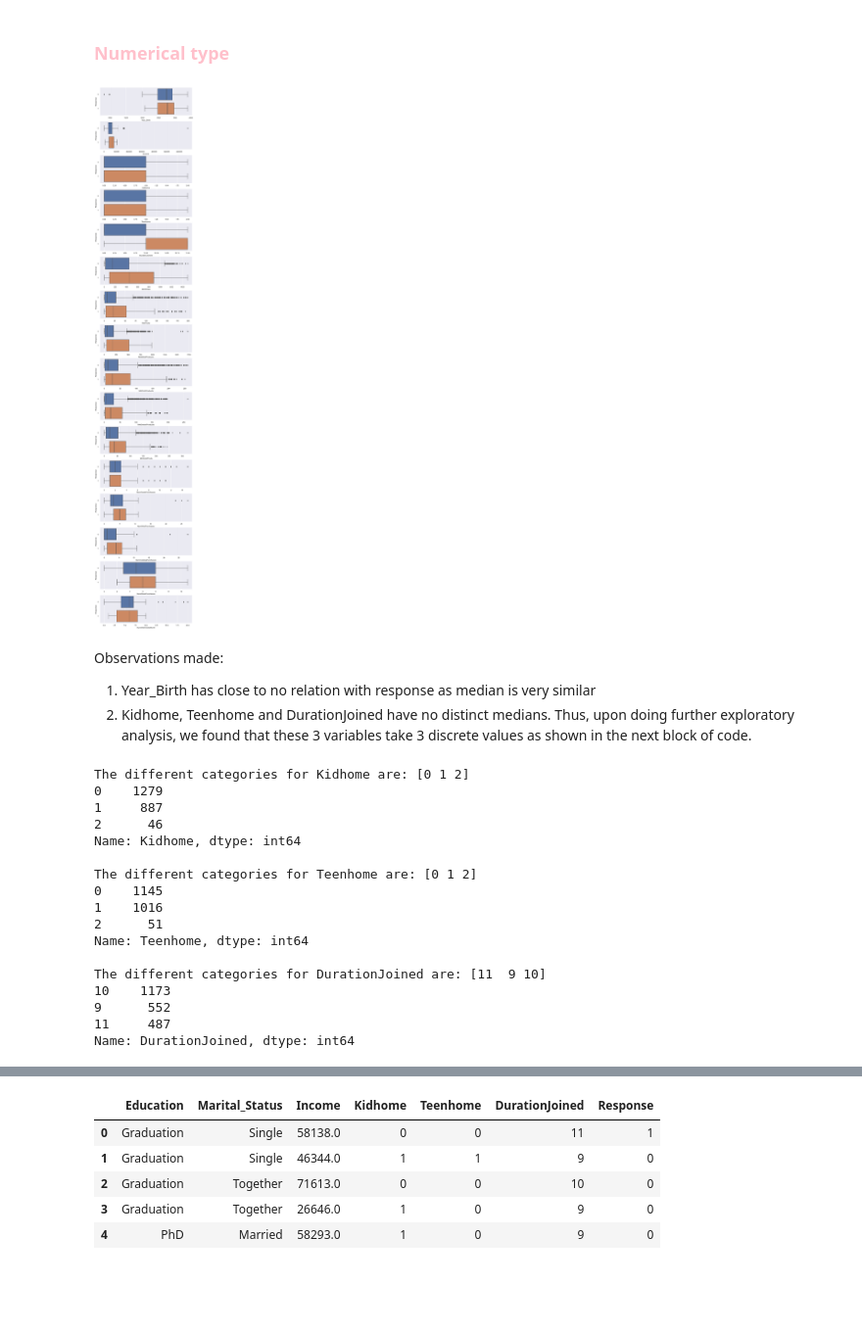
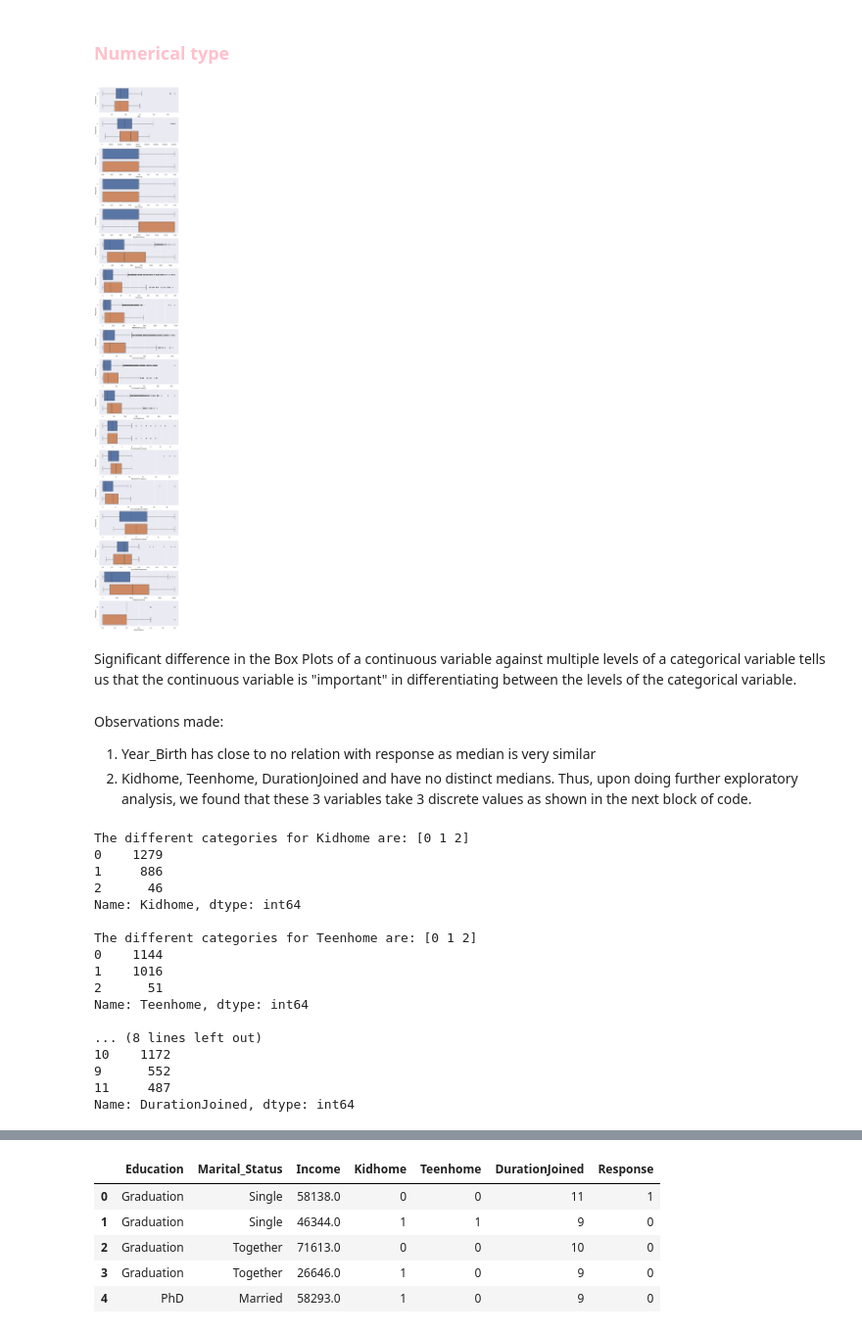
Before and after one commit to rachellimjh/SC1015-Project, a Jupyter notebook: dev-Rheanne.ipynb, the cells around one changed output, grey strips where cells are left out. Shown at 98% size. Drawn from its saved outputs; the diff is of its cells as text; code cells hidden in the pictures; blank space fills up the shorter version.

```diff
--- a/dev-Rheanne.ipynb
+++ b/dev-Rheanne.ipynb
@@ -96,0 +150,4 @@ sb.catplot(y = "Response", data = Response, kind = "count")
+# %%
+CustomerData = CustomerData.drop(CustomerData[CustomerData['Income'] == 666666].index)
+pd.set_option('display.max_columns', None)
+CustomerData.describe()
@@ -100,6 +168,6 @@ sb.catplot(y = "Response", data = Response, kind = "count")
 # %%
 NumericalCustomerData = CustomerData.select_dtypes(include=['int64', 'float64'])
-NumericalCustomerData = NumericalCustomerData.drop(['Z_CostContact', 'Z_Revenue', 'Complain', 'AcceptedCmp1', 'AcceptedCmp2', 'AcceptedCmp3', 'AcceptedCmp4', 'AcceptedCmp5', 'ID', 'Recency', 'Response'], axis=1)
+NumericalCustomerData = NumericalCustomerData.drop(['Complain', 'AcceptedCmp1', 'AcceptedCmp2', 'AcceptedCmp3', 'AcceptedCmp4', 'AcceptedCmp5', 'ID', 'Recency', 'Response'], axis=1)
 # %%
 NumericalCustomerData.info()
 # %% [output]
@@ -181,11 +249,13 @@ YOLO          2
 Name: Marital_Status, dtype: int64
 # %%
 #Dropping miscellaneous values for Marital_Status
-CategoricalCustomerData = CategoricalCustomerData[CategoricalCustomerData['Marital_Status'] != 'YOLO']
-CategoricalCustomerData = CategoricalCustomerData[CategoricalCustomerData['Marital_Status'] != 'Absurd']
+CustomerData = CustomerData[CustomerData['Marital_Status'] != 'YOLO']
+CustomerData = CustomerData[CustomerData['Marital_Status'] != 'Absurd']
 # %%
 #Combining the Alone and Single categories for Marital_Status since they have the same meaning
-CategoricalCustomerData['Marital_Status'] = CategoricalCustomerData['Marital_Status'].replace(['Single', 'Alone'], 'Single')
+CustomerData['Marital_Status'] = CustomerData['Marital_Status'].replace(['Single', 'Alone'], 'Single')
+#reassigning CategoricalCustomerData so that the changes done above are updated
+CategoricalCustomerData = pd.DataFrame(CustomerData[[ "Education", "Marital_Status", 'Complain', "AcceptedCmp1", "AcceptedCmp2", "AcceptedCmp3", "AcceptedCmp4", "AcceptedCmp5"]])
 # %%
 #Checking if combination is successful
 print("The different categories for Marital Status are:", end=" ")
@@ -272,17 +342,18 @@ memory usage: 518.4+ KB
 # %% [markdown]
 ### <font color = pink> Numerical type
 # %%
-# Draw the distributions of all variables
-f, axes = plt.subplots(16,1, figsize=(10, 60))
+f, axes = plt.subplots(18,1, figsize=(10,70))
 ConcatDF = pd.concat([NumericalCustomerData, Response], axis = 1).reindex(NumericalCustomerData.index)
 
 count = 0
 for var in NumericalCustomerData:
     sb.boxplot(x = ConcatDF[var], y = "Response", data = CustomerData, orient = "h",ax = axes[count])
     count += 1
 # %% [output]
-[figure, old version]
+[figure, new version]
+# %% [markdown]
+Significant difference in the Box Plots of a continuous variable against multiple levels of a categorical variable tells us that the continuous variable is "important" in differentiating between the levels of the categorical variable.
 # %% [markdown]
 Observations made:
 1. Year_Birth has close to no relation with response as median is very similar
-2. Kidhome, Teenhome and DurationJoined have no distinct medians. Thus, upon doing further exploratory analysis, we found that these 3 variables take 3 discrete values as shown in the next block of code.
+2. Kidhome, Teenhome, DurationJoined and have no distinct medians. Thus, upon doing further exploratory analysis, we found that these 3 variables take 3 discrete values as shown in the next block of code.
@@ -295,6 +369,10 @@ print("The different categories for Teenhome are:", end=" ")
 print(pd.unique(CustomerData["Teenhome"]))
 print(CustomerData['Teenhome'].value_counts())
 print("")
+print("The different categories for TotalChildren are:", end=" ")
+print(pd.unique(CustomerData["TotalChildren"]))
+print(CustomerData['TotalChildren'].value_counts())
+print("")
 print("The different categories for DurationJoined are:", end=" ")
 print(pd.unique(CustomerData["DurationJoined"]))
 print(CustomerData['DurationJoined'].value_counts())
@@ -302,18 +380,18 @@ print("")
 # %% [output]
 The different categories for Kidhome are: [0 1 2]
 0    1279
-1     887
+1     886
 2      46
 Name: Kidhome, dtype: int64
 
 The different categories for Teenhome are: [0 1 2]
-0    1145
+0    1144
 1    1016
 2      51
 Name: Teenhome, dtype: int64
 
-The different categories for DurationJoined are: [11  9 10]
-10    1173
+... (8 lines left out)
+10    1172
 9      552
 11     487
 Name: DurationJoined, dtype: int64
```
Also changed, not shown: parts of 157 cells of this notebook.
